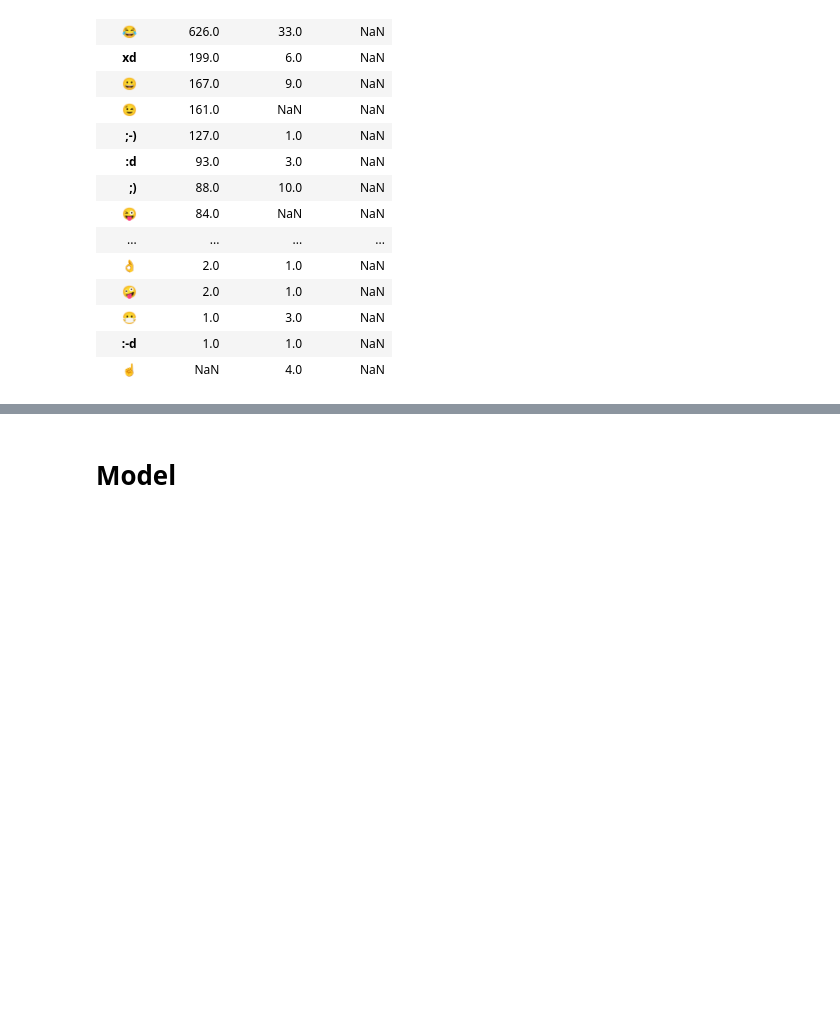
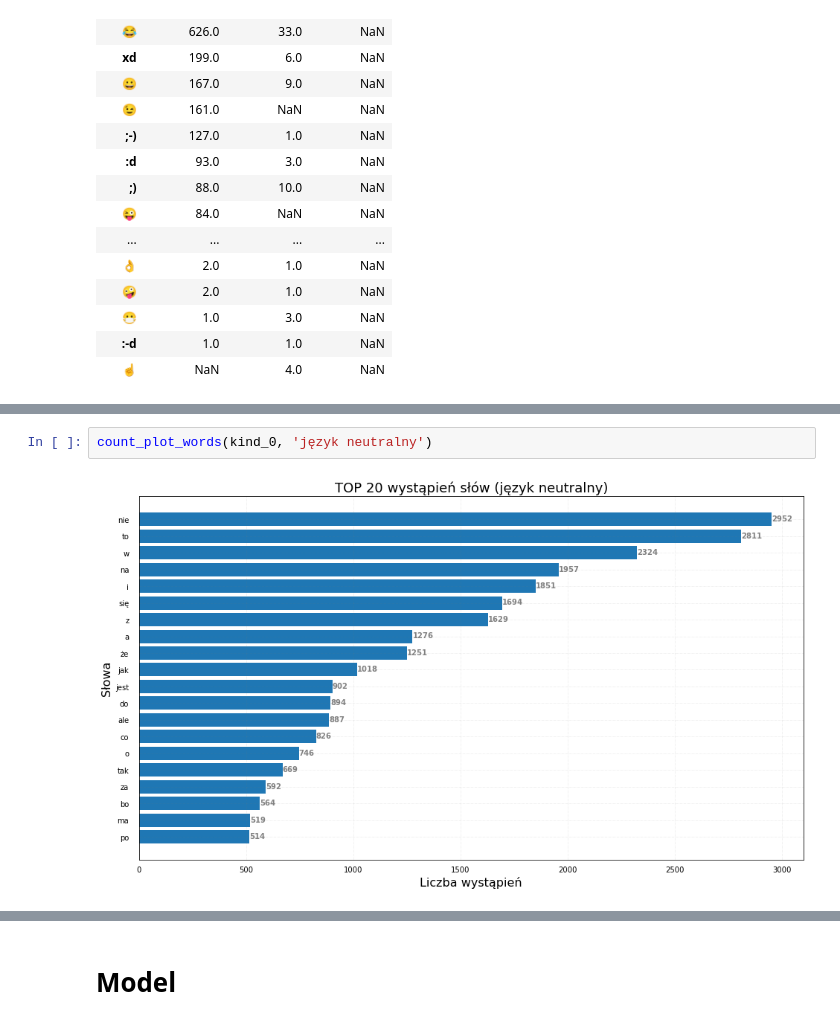
Before and after one commit to PatrykKotulak/Master-thesis, a Jupyter notebook: Hate_Speech_Detection.ipynb, the cells around one changed output, grey strips where cells are left out. Cells and saved outputs as stored; diff of their text form; blank space fills up the shorter version.

Commit message:
New functions and plots

```diff
--- a/Hate_Speech_Detection.ipynb
+++ b/Hate_Speech_Detection.ipynb
@@ -237,0 +306,4 @@ conected_data
+# %%
+count_plot_words(kind_0, 'język neutralny')
+# %% [output]
+[figure, added]
```
Also changed, not shown: parts of 12 cells of this notebook, 7 other files.
